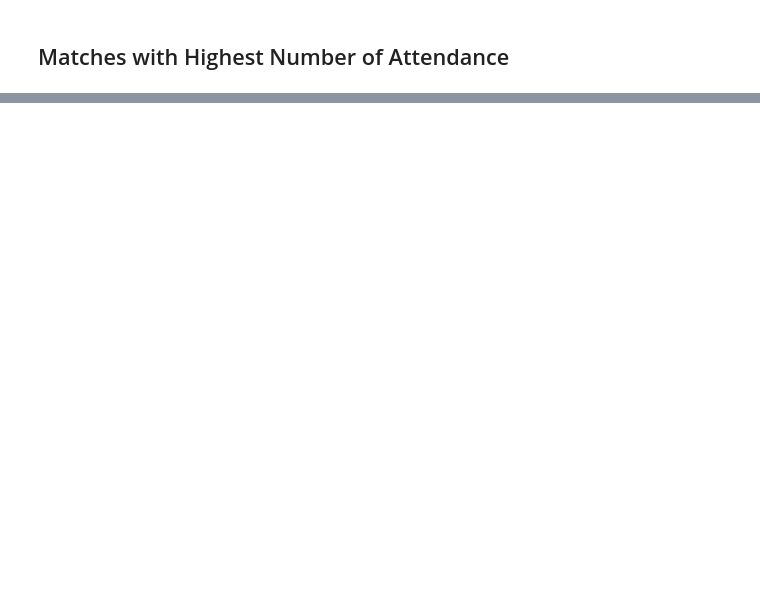
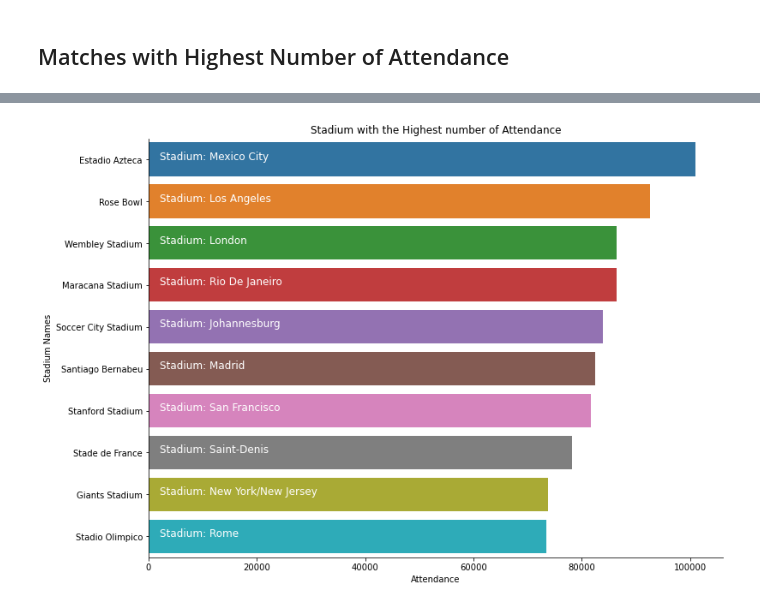
Before and after one commit to Binita72/FIFA_World_Cup, a Jupyter notebook: Untitled.ipynb, the cells around one changed output, grey strips where cells are left out. Drawn from its saved outputs; the diff is of its cells as text; code cells hidden in the pictures; blank space fills up the shorter version.

Commit message:
Stadiums with Highest Average Attendance

```diff
--- a/Untitled.ipynb
+++ b/Untitled.ipynb
@@ -830,0 +849,7 @@ plt.show()
+# %%
+# converting float into integer
+matches['Year'] = matches['Year'].astype(int)
+
+std = matches.groupby(['Stadium', 'City'])['Attendance'].mean().reset_index().sort_values(by = 'Attendance', ascending = False)
+
+std
@@ -830,0 +870,4 @@ plt.show()
+# %%
+top10 = std[:10]
+
+top10
@@ -830,0 +886,16 @@ plt.show()
+# %%
+plt.figure(figsize = (12, 9))
+ax = sns.barplot(y = top10['Stadium'], x = top10['Attendance'])
+sns.despine(right = True)
+
+plt.ylabel('Stadium Names')
+plt.xlabel("Attendance")
+plt.title("Stadium with the Highest number of Attendance")
+
+for i, s in enumerate("Stadium: " + top10['City']):
+    ax.text(2000, i, s, fontsize = 12, color = 'white')
+
+
+plt.show()
+# %% [output]
+[figure, added]
```
Also changed, not shown: parts of 18 cells of this notebook.
